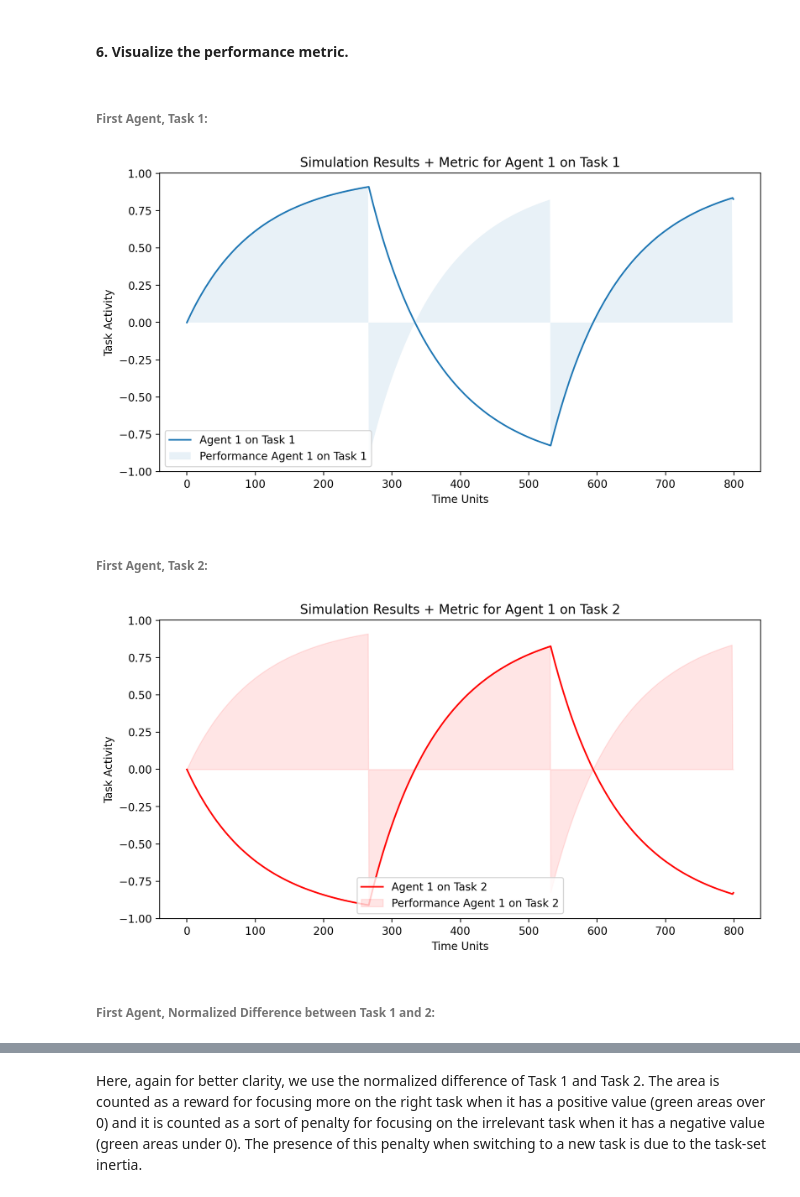
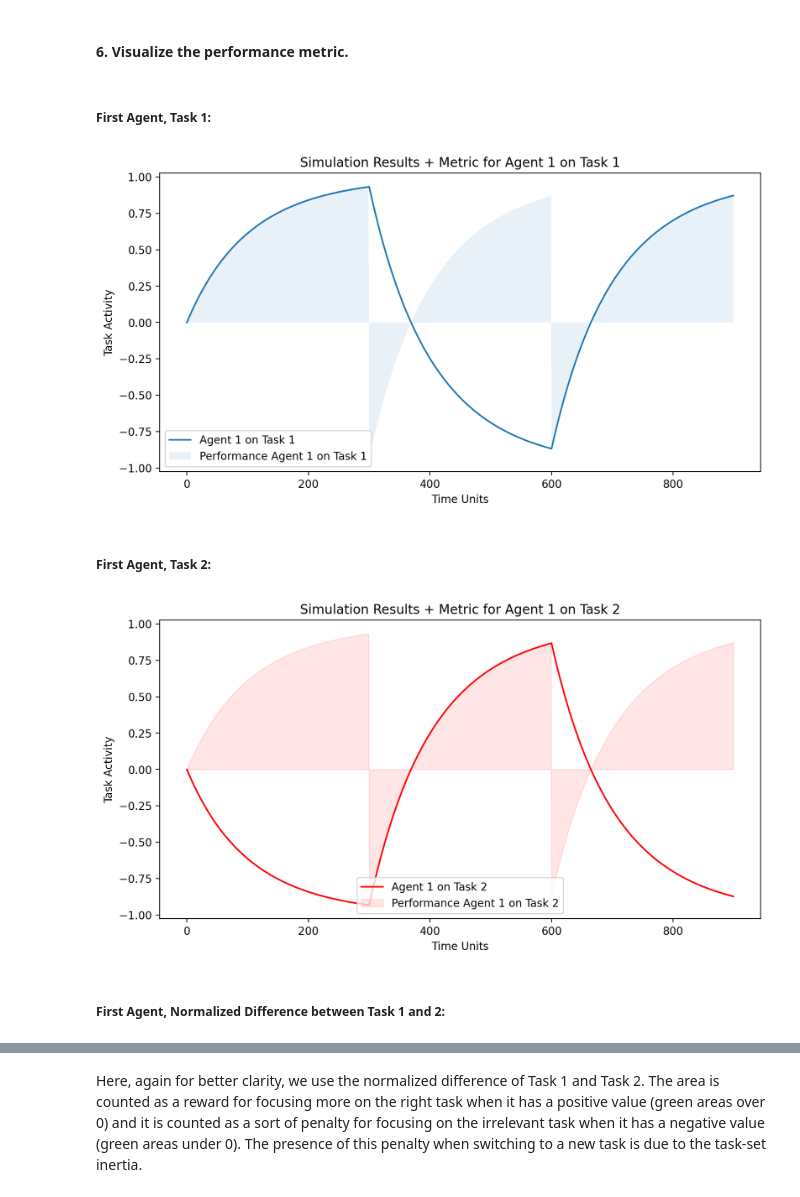
Before and after one commit to alessandrabrondetta/Mentevo, a Jupyter notebook: notebooks/performance_metric.ipynb, the cells around one changed output, grey strips where cells are left out. Cells and saved outputs as stored; diff of their text form; code cells hidden in the pictures.

```diff
--- a/notebooks/performance_metric.ipynb
+++ b/notebooks/performance_metric.ipynb
@@ -23,7 +23,7 @@ experiment = Experiment(number_of_agents=2,
                         task_graph=None,
                         g=np.array([3.0, 5.0]),
                         initial_state=None,
-                        total_time=800,
+                        total_time=900,
                         number_of_switches=3,
                         number_of_informed=None)
 
@@ -93,25 +93,25 @@ Indeed for computing the performance we count the score (=integrated area under
 # %% [markdown]
 #### 6. Visualize the performance metric.
 # %% [markdown]
-###### First Agent, Task 1:
+##### First Agent, Task 1:
 # %%
 set_size(10, 5)
 plt.plot(simulation_results[0], label='Agent 1 on Task 1')
-plt.fill_between(range(800), np.zeros(800), detailed_scores[0, :], alpha=0.1, label='Performance Agent 1 on Task 1')
+plt.fill_between(range(900), np.zeros(900), detailed_scores[0, :], alpha=0.1, label='Performance Agent 1 on Task 1')
 plt.title("Simulation Results + Metric for Agent 1 on Task 1")
 plt.xlabel("Time Units")
 plt.ylabel("Task Activity")
 
 plt.legend()
 plt.show()
 # %% [output]
-[figure, old version]
+[figure, new version]
 # %% [markdown]
-###### First Agent, Task 2:
+##### First Agent, Task 2:
 # %%
 set_size(10, 5)
 plt.plot(simulation_results[1], color = 'r', label='Agent 1 on Task 2')
-plt.fill_between(range(800), np.zeros(800), detailed_scores[1, :], alpha=0.1, color = 'r',label='Performance Agent 1 on Task 2')
+plt.fill_between(range(900), np.zeros(900), detailed_scores[1, :], alpha=0.1, color = 'r',label='Performance Agent 1 on Task 2')
 plt.title("Simulation Results + Metric for Agent 1 on Task 2")
 plt.xlabel("Time Units")
 plt.ylabel("Task Activity")
@@ -119,9 +119,9 @@ plt.ylabel("Task Activity")
 plt.legend()
 plt.show()
 # %% [output]
-[figure, old version]
+[figure, new version]
 # %% [markdown]
-###### First Agent, Normalized Difference between Task 1 and 2:
+##### First Agent, Normalized Difference between Task 1 and 2:
 # %%
 set_size(10, 5)
 plt.plot( (simulation_results[0] - simulation_results[1])/2, color = 'g', label='Agent 1')
```
Also changed, not shown: parts of 9 cells of this notebook, 2 other files.
